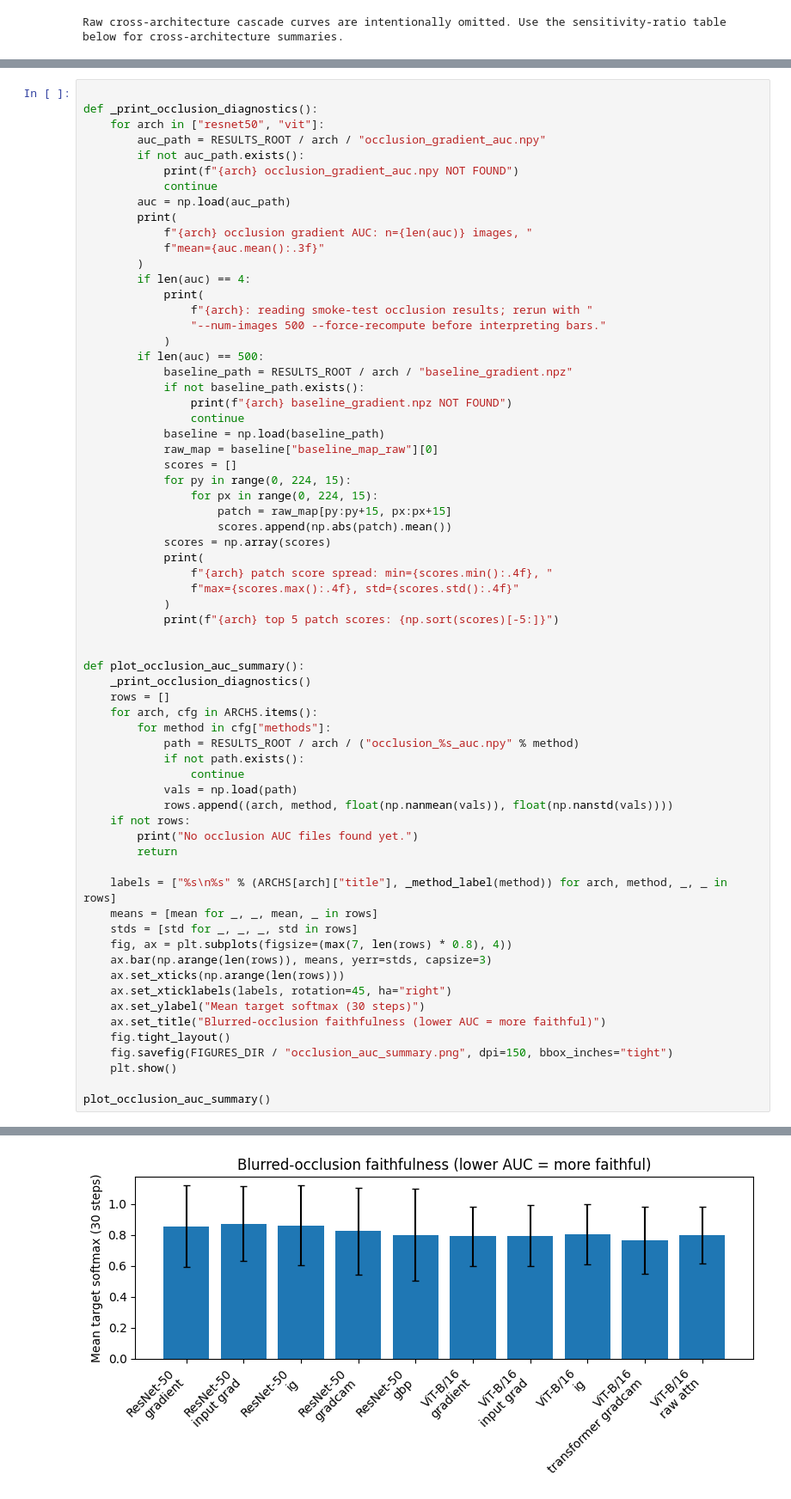
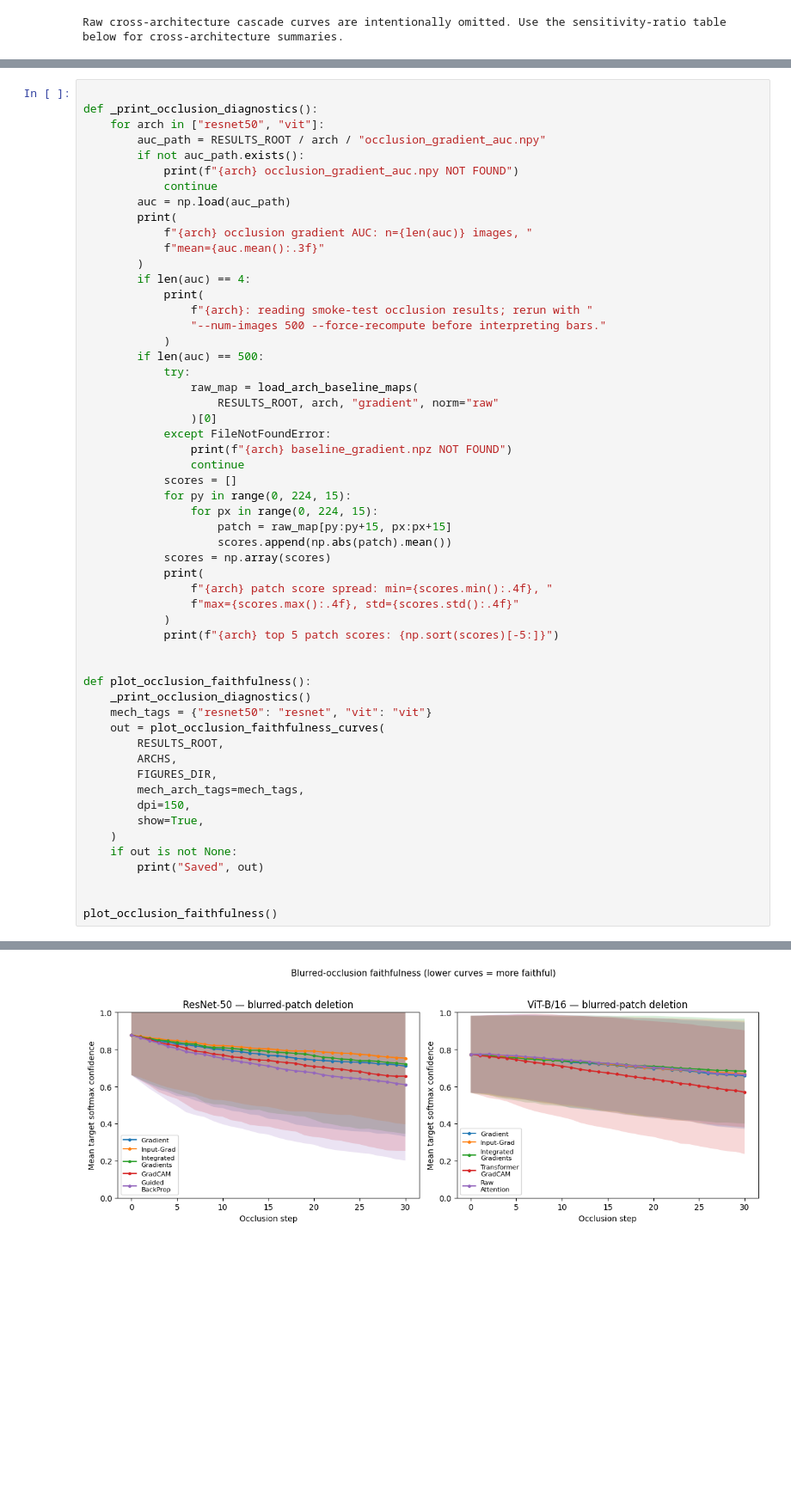
Before and after one commit to tranalexa/saliency_and_attention, a Jupyter notebook: notebooks/notebook_analysis.ipynb, the cells around one changed output, grey strips where cells are left out. Shown at 86% size. Cells and saved outputs as stored; diff of their text form; blank space fills up the shorter version.

```diff
--- a/notebooks/notebook_analysis.ipynb
+++ b/notebooks/notebook_analysis.ipynb
@@ -415,12 +417,13 @@ def _print_occlusion_diagnostics():
                 "--num-images 500 --force-recompute before interpreting bars."
             )
         if len(auc) == 500:
-            baseline_path = RESULTS_ROOT / arch / "baseline_gradient.npz"
-            if not baseline_path.exists():
+            try:
+                raw_map = load_arch_baseline_maps(
+                    RESULTS_ROOT, arch, "gradient", norm="raw"
+                )[0]
+            except FileNotFoundError:
                 print(f"{arch} baseline_gradient.npz NOT FOUND")
                 continue
-            baseline = np.load(baseline_path)
-            raw_map = baseline["baseline_map_raw"][0]
             scores = []
             for py in range(0, 224, 15):
                 for px in range(0, 224, 15):
@@ -434,32 +437,20 @@ def _print_occlusion_diagnostics():
             print(f"{arch} top 5 patch scores: {np.sort(scores)[-5:]}")
 
 
-def plot_occlusion_auc_summary():
+def plot_occlusion_faithfulness():
     _print_occlusion_diagnostics()
-    rows = []
-    for arch, cfg in ARCHS.items():
-        for method in cfg["methods"]:
-            path = RESULTS_ROOT / arch / ("occlusion_%s_auc.npy" % method)
-            if not path.exists():
-                continue
-            vals = np.load(path)
-            rows.append((arch, method, float(np.nanmean(vals)), float(np.nanstd(vals))))
-    if not rows:
-        print("No occlusion AUC files found yet.")
-        return
+    mech_tags = {"resnet50": "resnet", "vit": "vit"}
+    out = plot_occlusion_faithfulness_curves(
+        RESULTS_ROOT,
+        ARCHS,
+        FIGURES_DIR,
+        mech_arch_tags=mech_tags,
+        dpi=150,
+        show=True,
+    )
+    if out is not None:
+        print("Saved", out)
 
-    labels = ["%s\n%s" % (ARCHS[arch]["title"], _method_label(method)) for arch, method, _, _ in rows]
-    means = [mean for _, _, mean, _ in rows]
-    stds = [std for _, _, _, std in rows]
-    fig, ax = plt.subplots(figsize=(max(7, len(rows) * 0.8), 4))
-    ax.bar(np.arange(len(rows)), means, yerr=stds, capsize=3)
-    ax.set_xticks(np.arange(len(rows)))
-    ax.set_xticklabels(labels, rotation=45, ha="right")
-    ax.set_ylabel("Mean target softmax (30 steps)")
-    ax.set_title("Blurred-occlusion faithfulness (lower AUC = more faithful)")
-    fig.tight_layout()
-    fig.savefig(FIGURES_DIR / "occlusion_auc_summary.png", dpi=150, bbox_inches="tight")
-    plt.show()
 
-plot_occlusion_auc_summary()
+plot_occlusion_faithfulness()
 # %% [output]
@@ -472 +463 @@ vit top 5 patch scores: [0.07123915 0.07367433 0.07462653 0.09455998 0.11144786]
-[figure, old version]
+[figure, new version]
```
Also changed, not shown: parts of 9 cells of this notebook, 6 other files.
